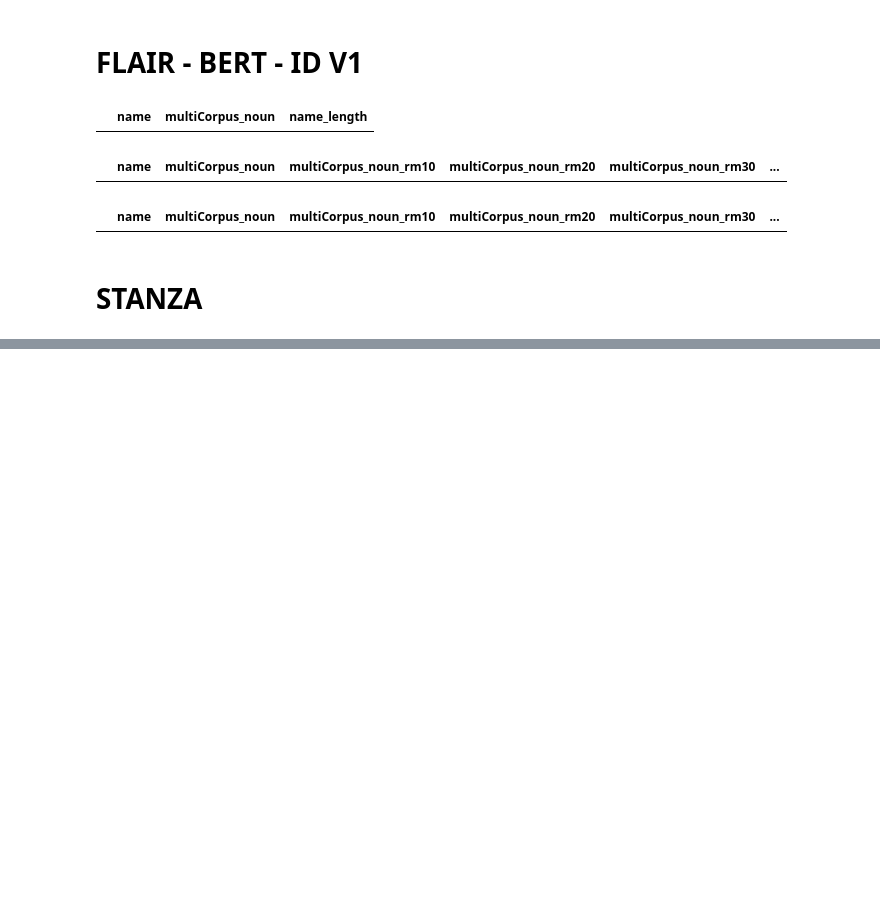
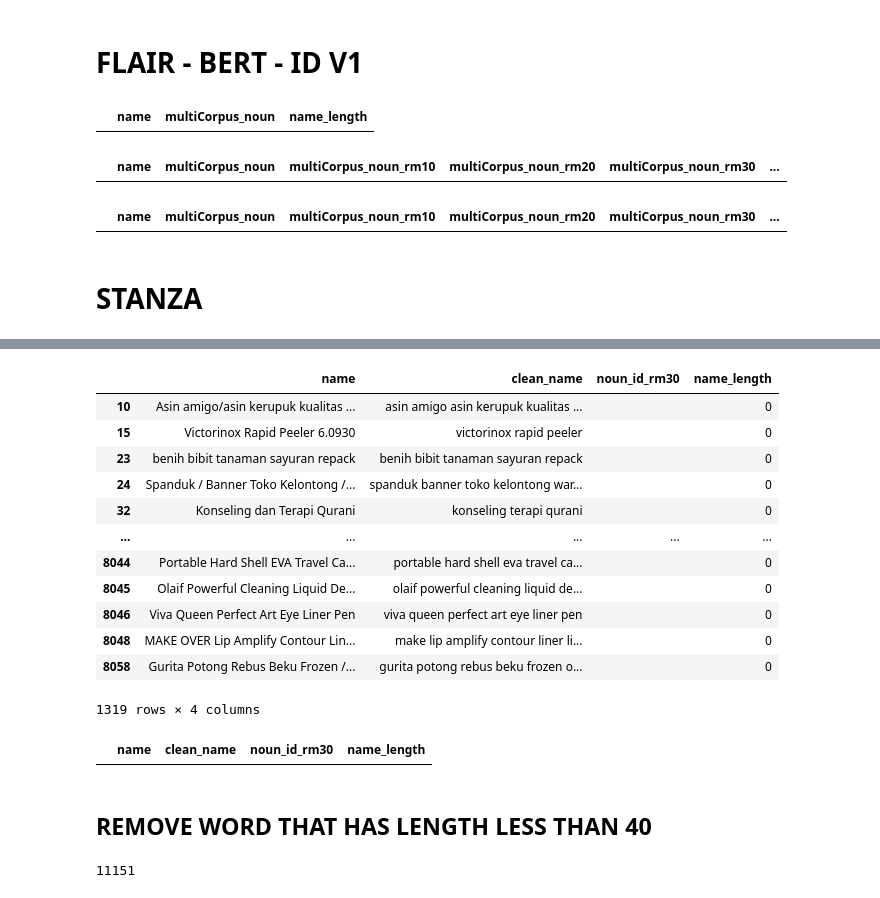
Before and after one commit to bwbayu/product_name_clustering, a Jupyter notebook: just_analysis.ipynb, the cells around one changed output, grey strips where cells are left out. Saved outputs shown, nothing was run; the diff lists cells and outputs as text; code cells hidden in the pictures; blank space fills up the shorter version.

```diff
--- a/just_analysis.ipynb
+++ b/just_analysis.ipynb
@@ -151,0 +352,32 @@ df_flair_bert_idv1.to_csv('data/clean/clean_dataset_posBERTV1-1.csv', index=Fals
+# %%
+empty_column = check_empty_column(df_stanza, 'noun_id_rm30')
+empty_column
+# %% [output]
+|  | name | clean_name | noun_id_rm30 | name_length |
+| 10 | Asin amigo/asin kerupuk kualitas ... | asin amigo asin kerupuk kualitas ... |  | 0 |
+| 15 | Victorinox Rapid Peeler 6.0930 | victorinox rapid peeler |  | 0 |
+| 23 | benih bibit tanaman sayuran repack | benih bibit tanaman sayuran repack |  | 0 |
+| 24 | Spanduk / Banner Toko Kelontong /... | spanduk banner toko kelontong war... |  | 0 |
+| 32 | Konseling dan Terapi Qurani | konseling terapi qurani |  | 0 |
+| ... | ... | ... | ... | ... |
+| 8044 | Portable Hard Shell EVA Travel Ca... | portable hard shell eva travel ca... |  | 0 |
+| 8045 | Olaif Powerful Cleaning Liquid De... | olaif powerful cleaning liquid de... |  | 0 |
+| 8046 | Viva Queen Perfect Art Eye Liner Pen | viva queen perfect art eye liner pen |  | 0 |
+| 8048 | MAKE OVER Lip Amplify Contour Lin... | make lip amplify contour liner li... |  | 0 |
+| 8058 | Gurita Potong Rebus Beku Frozen /... | gurita potong rebus beku frozen o... |  | 0 |
+1319 rows × 4 columns
+# %%
+if(len(empty_column) > 0):
+    df_stanza.loc[df_stanza['name_length'] == 0, 'noun_id_rm30'] = df_stanza['clean_name']
+
+check_empty_column(df_stanza, 'noun_id_rm30')
+# %% [output]
+|  | name | clean_name | noun_id_rm30 | name_length |
+# %% [markdown]
+## REMOVE WORD THAT HAS LENGTH LESS THAN 40
+# %%
+remove_word_40 = remove_word_bottom(df_stanza, 40, 'noun_id')
+print(len(remove_word_40))
+df_stanza['noun_id_rm40'] = df_stanza['noun_id'].apply(lambda x: remove_specific_words(x, remove_word_40))
+# %% [output]
+11151
```
Also changed, not shown: parts of 44 cells of this notebook, 4 other files.
